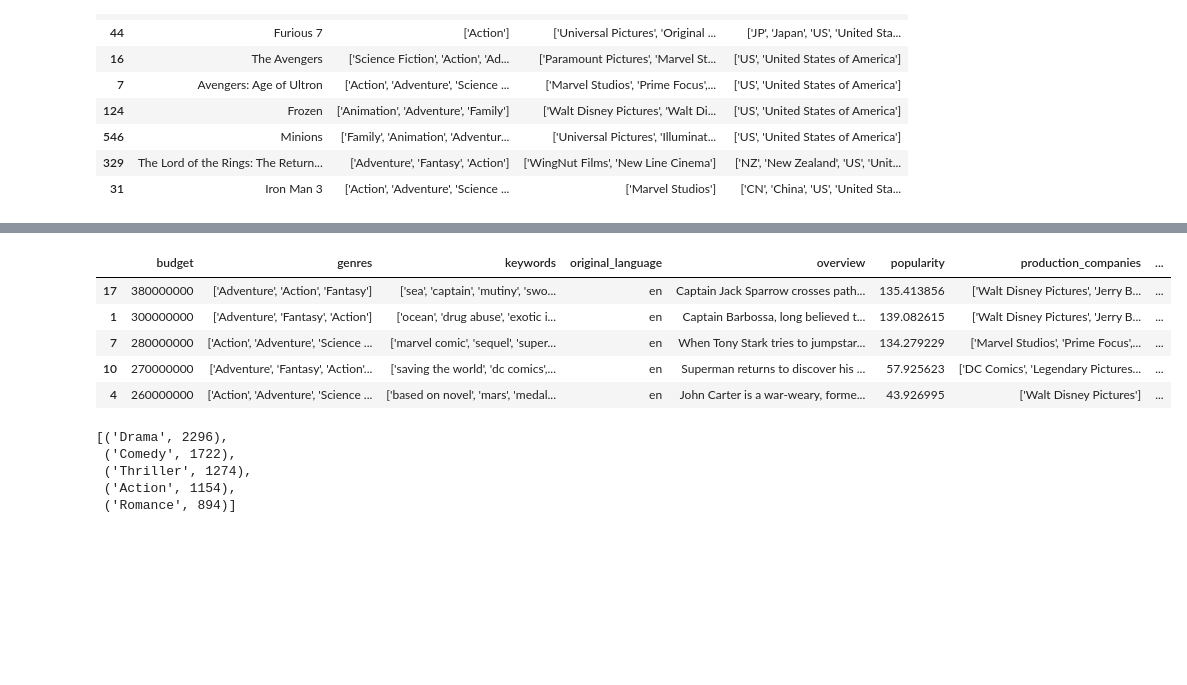
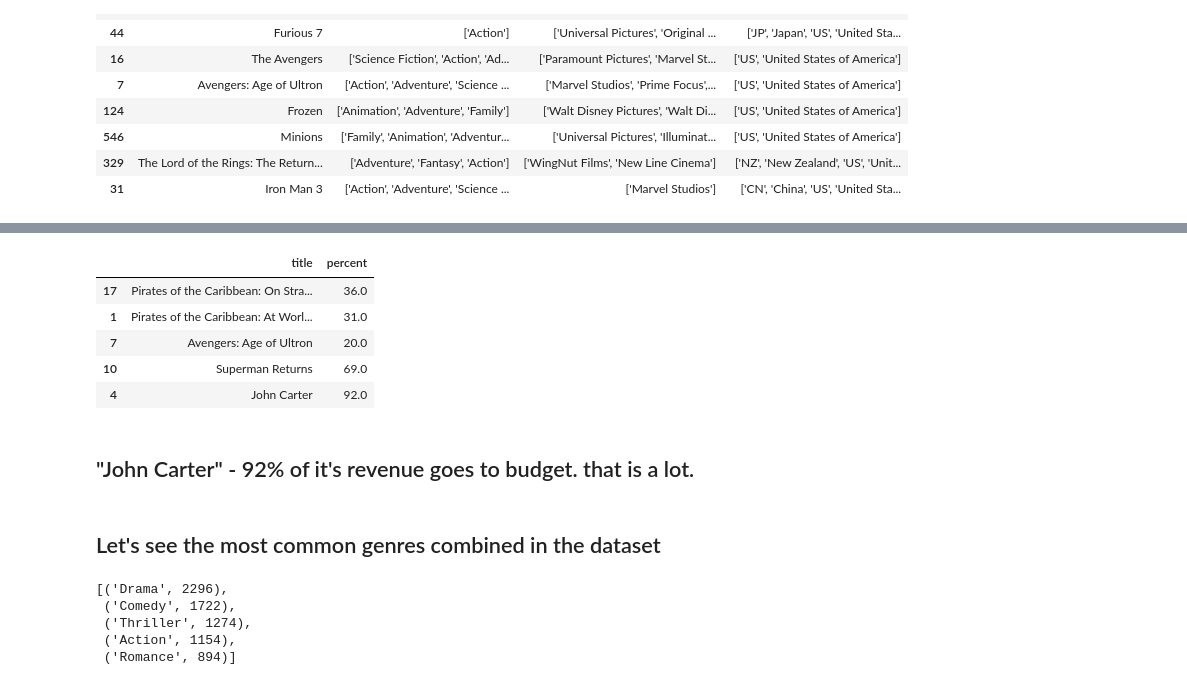
Before and after one commit to AminuAhmadh/data-analysis, a Jupyter notebook: EDA/tmdb.ipynb, the cells around one changed output, grey strips where cells are left out. Cells and saved outputs as stored; diff of their text form; code cells hidden in the pictures; blank space fills up the shorter version.

```diff
--- a/EDA/tmdb.ipynb
+++ b/EDA/tmdb.ipynb
@@ -4,7 +4,7 @@ import numpy as np
 import seaborn as sns
 import matplotlib.pyplot as plt
 # %%
-df = pd.read_csv('Datasets//tmdb_cleaned.csv', index_col=0)
+df = pd.read_csv('datasets//tmdb_cleaned.csv', index_col=0)
 # %%
 df.head()
 # %% [output]
@@ -243,10 +263,10 @@ p.head()
 # %%
 t['percent'] = np.round((t['budget'] / t['revenue']) * 100)
-t.head()
+t[['title', 'percent']]
 # %% [output]
-|  | budget | genres | keywords | original_language | overview | popularity | production_companies | ... |
-| 17 | 380000000 | ['Adventure', 'Action', 'Fantasy'] | ['sea', 'captain', 'mutiny', 'swo... | en | Captain Jack Sparrow crosses path... | 135.413856 | ['Walt Disney Pictures', 'Jerry B... | ... |
-| 1 | 300000000 | ['Adventure', 'Fantasy', 'Action'] | ['ocean', 'drug abuse', 'exotic i... | en | Captain Barbossa, long believed t... | 139.082615 | ['Walt Disney Pictures', 'Jerry B... | ... |
-| 7 | 280000000 | ['Action', 'Adventure', 'Science ... | ['marvel comic', 'sequel', 'super... | en | When Tony Stark tries to jumpstar... | 134.279229 | ['Marvel Studios', 'Prime Focus',... | ... |
-| 10 | 270000000 | ['Adventure', 'Fantasy', 'Action'... | ['saving the world', 'dc comics',... | en | Superman returns to discover his ... | 57.925623 | ['DC Comics', 'Legendary Pictures... | ... |
-| 4 | 260000000 | ['Action', 'Adventure', 'Science ... | ['based on novel', 'mars', 'medal... | en | John Carter is a war-weary, forme... | 43.926995 | ['Walt Disney Pictures'] | ... |
+|  | title | percent |
+| 17 | Pirates of the Caribbean: On Stra... | 36.0 |
+| 1 | Pirates of the Caribbean: At Worl... | 31.0 |
+| 7 | Avengers: Age of Ultron | 20.0 |
+| 10 | Superman Returns | 69.0 |
+| 4 | John Carter | 92.0 |
@@ -256,0 +273,4 @@ t.head()
+# %% [markdown]
+## "John Carter" - 92% of it's revenue goes to budget. that is a lot.
+# %% [markdown]
+## Let's see the most common genres combined in the dataset
```
Also changed, not shown: parts of 42 cells of this notebook.
